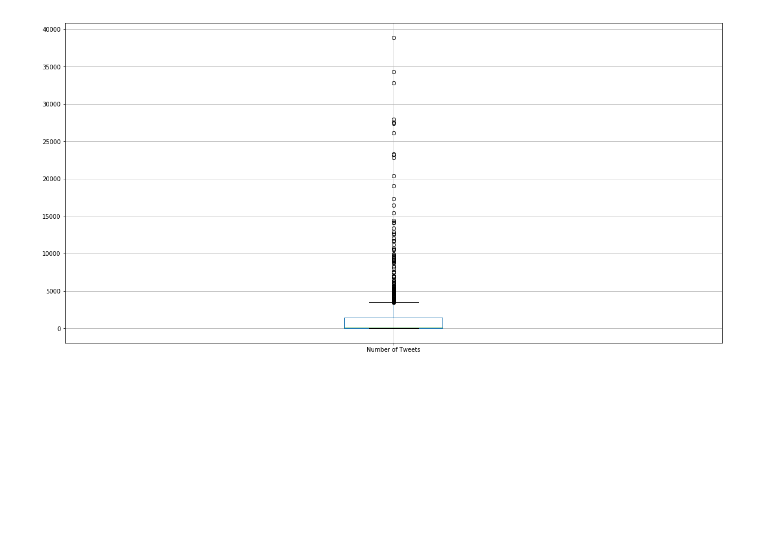
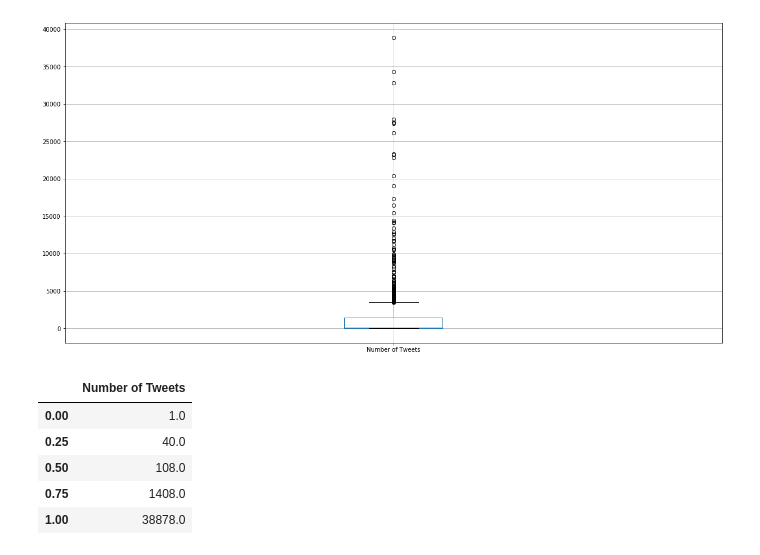
Before and after one commit to JGohl/TeamHashtag, a Jupyter notebook: AJZ Proj1 Analysis.ipynb, the cells around one changed output. Saved outputs shown, nothing was run; the diff lists cells and outputs as text; code cells hidden in the pictures; blank space fills up the shorter version.

```diff
--- a/AJZ Proj1 Analysis.ipynb
+++ b/AJZ Proj1 Analysis.ipynb
@@ -147,3 +195,12 @@ df_box.boxplot("Number of Tweets", figsize=(20, 10))
 # %% [output]
 <matplotlib.axes._subplots.AxesSubplot at 0x...>
 [figure]
+# %%
+df_box.quantile([0,.25,0.5,0.75,1])
+# %% [output]
+|  | Number of Tweets |
+| 0.00 | 1.0 |
+| 0.25 | 40.0 |
+| 0.50 | 108.0 |
+| 0.75 | 1408.0 |
+| 1.00 | 38878.0 |
```
Also changed, not shown: parts of 3 cells of this notebook.
